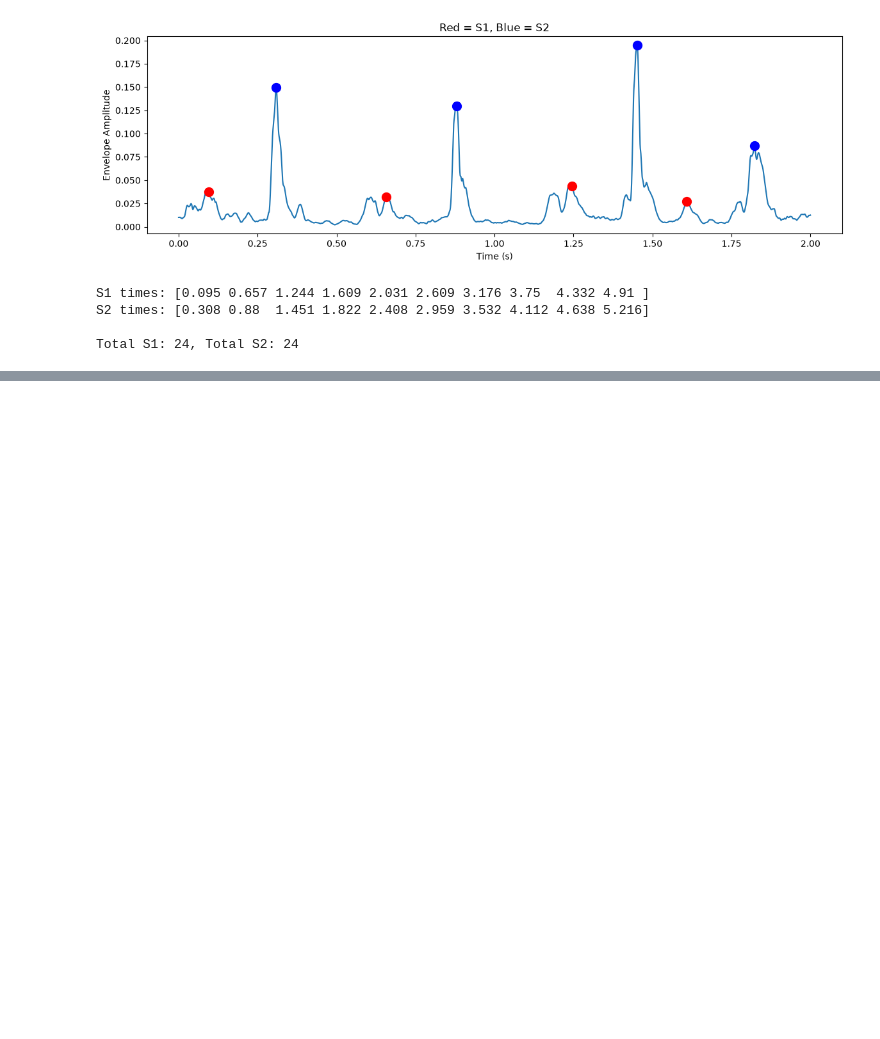
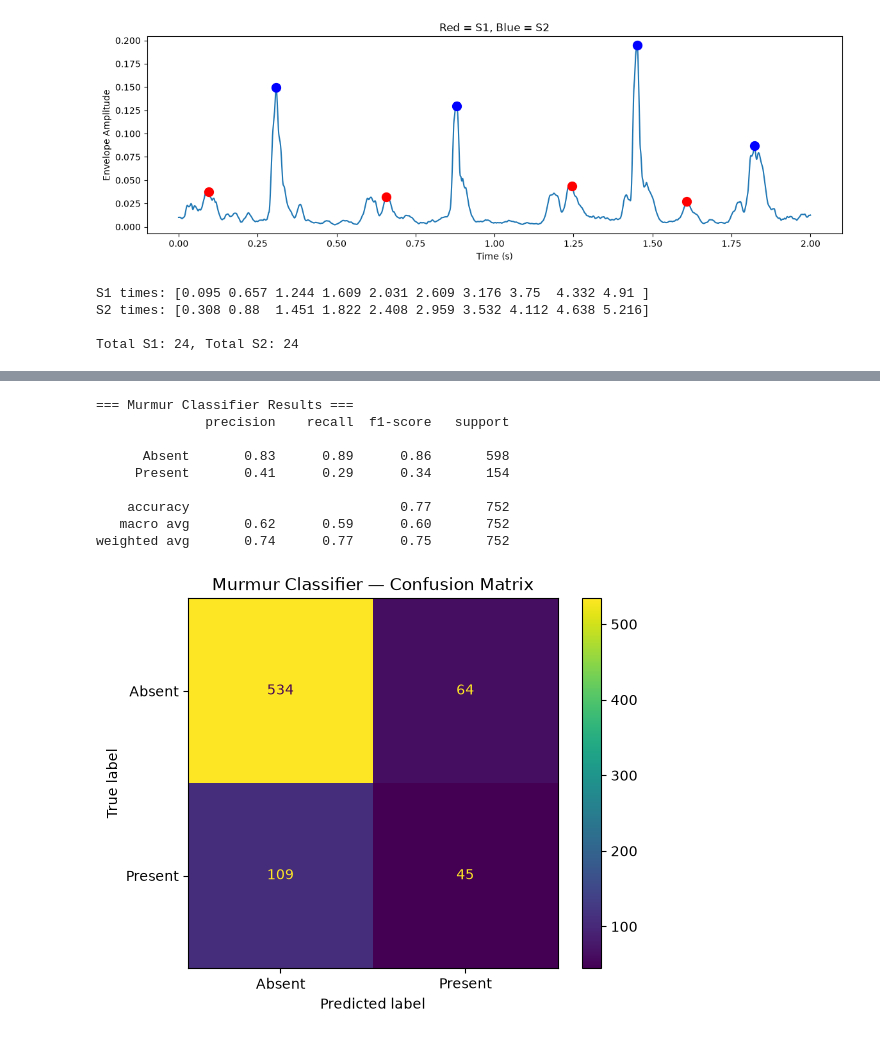
Before and after one commit to Maryam19122005/Cardio_Core, a Jupyter notebook: ai/notebooks/explore.ipynb, the cells around one changed output, grey strips where cells are left out. Cells and saved outputs as stored; diff of their text form; code cells hidden in the pictures; blank space fills up the shorter version.

Commit message:
Add trained murmur classifier with SMOTE balancing (CirCor dataset)

```diff
--- a/ai/notebooks/explore.ipynb
+++ b/ai/notebooks/explore.ipynb
@@ -825,0 +860,12 @@ Total S1: 24, Total S2: 24
+# %%
+import os
+
+def get_patient_id(wav_path):
+    filename = os.path.basename(wav_path)
+    return filename.split('_')[0]
+
+# Patient ID -> Murmur label mapping
+patient_murmur_map = dict(zip(labels_df['Patient ID'].astype(str), labels_df['Murmur']))
+
+print("Total patients in CSV:", len(patient_murmur_map))
+print("Sample mapping:", list(patient_murmur_map.items())[:5])
@@ -825,0 +975,36 @@ Total S1: 24, Total S2: 24
+# %%
+from sklearn.model_selection import train_test_split
+from sklearn.ensemble import RandomForestClassifier
+from sklearn.metrics import classification_report, ConfusionMatrixDisplay
+import matplotlib.pyplot as plt
+
+X_murmur = np.array(all_murmur_features)
+y_murmur = np.array(all_murmur_labels)
+
+X_train, X_test, y_train, y_test = train_test_split(
+    X_murmur, y_murmur, test_size=0.25, random_state=42, stratify=y_murmur
+)
+
+murmur_model = RandomForestClassifier(n_estimators=100, random_state=42, class_weight='balanced')
+murmur_model.fit(X_train, y_train)
+
+y_pred = murmur_model.predict(X_test)
+
+print("=== Murmur Classifier Results ===")
+print(classification_report(y_test, y_pred))
+
+ConfusionMatrixDisplay.from_predictions(y_test, y_pred)
+plt.title("Murmur Classifier — Confusion Matrix")
+plt.savefig('murmur_confusion_matrix.png', dpi=150, bbox_inches='tight')
+plt.show()
+# %% [output]
+=== Murmur Classifier Results ===
+              precision    recall  f1-score   support
+
+      Absent       0.83      0.89      0.86       598
+     Present       0.41      0.29      0.34       154
+
+    accuracy                           0.77       752
+   macro avg       0.62      0.59      0.60       752
+weighted avg       0.74      0.77      0.75       752
+[figure, added]
```
Also changed, not shown: parts of 8 cells of this notebook, 3 other files.
